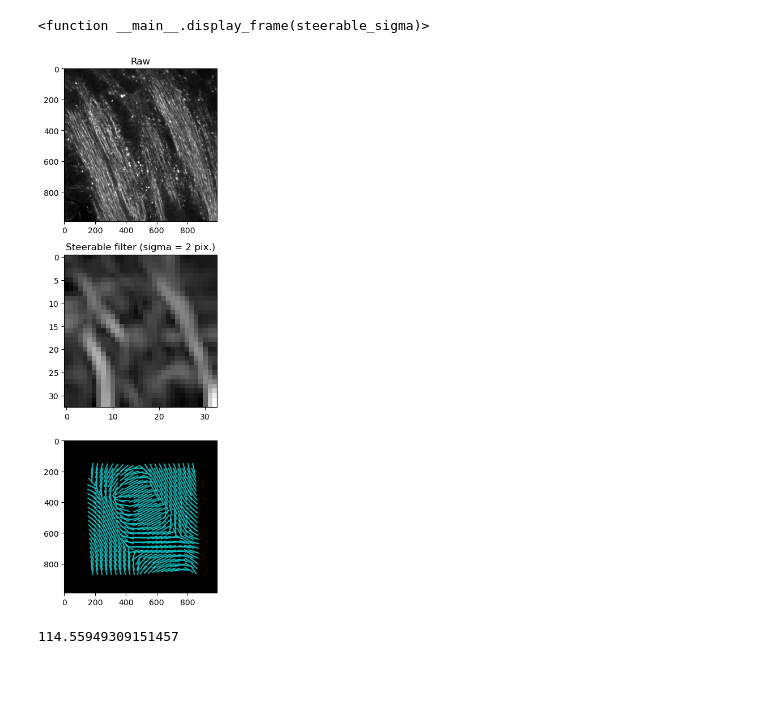
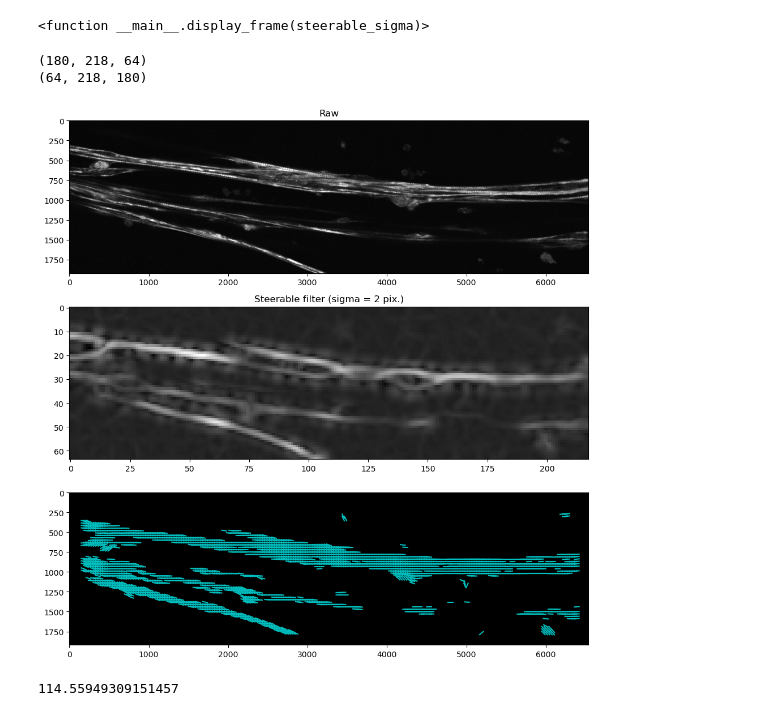
Before and after one commit to Roland0206/Capstone, a Jupyter notebook: test.ipynb, the cells around one changed output. Cells and saved outputs as stored; diff of their text form; code cells hidden in the pictures; blank space fills up the shorter version.

```diff
--- a/test.ipynb
+++ b/test.ipynb
@@ -129,10 +165,11 @@ Human cell:
 - frame 2: nuclei
 - frame 3: actin
 # %%
-# Get the frame for the mask
-frame = 3
-raw = images[frame]
-info = tif.pages[frame].tags
+# Get the slice and channel for mask
+slice_index = 0
+channel_index = 3
+raw = np.asarray(tif.pages[4*slice_index+channel_index].asarray())
+info = tif.pages[4*slice_index+channel_index].tags
 # Get variables
 nY, nX = raw.shape
 qLow = np.quantile(raw, 0.001)
@@ -384,6 +421,7 @@ interactive(children=(IntSlider(value=2, description='Steerable_Sigma', max=4, s
 #change steerable sigma if needed
 Steerable_Sigma = 2
 # %%
+import imageio
 import matplotlib.style as style
 style.use('default')
 
@@ -394,43 +432,49 @@ style.use('default')
 selem = disk(Tophat_Sigma)
 
 # Perform the top-hat transformation
-Raw_Tophat = white_tophat(Raw_BGSub, selem)
-np.savetxt("comparison/Raw_Tophat.csv", Raw_Tophat, delimiter=",", fmt='%f')
+Raw_Tophat = Raw_BGSub#white_tophat(Raw_BGSub, selem)
+#np.savetxt("comparison/Raw_Tophat.csv", Raw_Tophat, delimiter=",", fmt='%f')
 
 # Measure Local Nematic Order
 
 # Steerable Filter
 RawRSize = resize(raw, (nGridY, nGridX), order=0)  # nearest-neighbor interpolation
 MaskRSize = resize(Raw_Mask, (nGridY, nGridX), order=0)  # nearest-neighbor interpolation
-# Convert the image to 'double'
+# Load the PNG images
 RawRSize = RawRSize.astype(np.float64)
 # Implement steerableDetector function
 sd = steerable.Detector2D(RawRSize, 2, Steerable_Sigma)
 res, _ = sd.filter()
-np.savetxt("comparison/res.csv", res, delimiter=",", fmt='%f')
-rot = np.transpose(sd.get_angle_response(180))
-np.savetxt("comparison/rot.csv", rot[:,:,0], delimiter=",", fmt='%f')
+rot = np.asarray(sd.get_angle_response(180))
+print(rot.shape)
+rot = np.transpose(rot)
+print(rot.shape)
+np.savetxt("comparison/rot_1.csv", rot[:,:,0], delimiter=",", fmt='%f')
+np.savetxt("comparison/res_1.csv", res, delimiter=",", fmt='%f')
 for i in range(rot.shape[2]):
     temp = rot[:, :, i]
     temp[MaskRSize == 0] = np.nan
     rot[:, :, i] = temp
-np.savetxt("comparison/rot_after.csv", rot[:,:,0], delimiter=",", fmt='%f')
 
 # Make AngleMap
 AngleMap = np.zeros((nGridY, nGridX))
 for i in range(nGridY):
     for j in range(nGridX):
         if Raw_ROIsMask[i, j] == 1:
-            Crop = rot[i-(Pad_Angle-1):i+(Pad_Angle), j-(Pad_Angle-1):j+(Pad_Angle), :]
+            x_idx = [i-(Pad_Angle-1),i+(Pad_Angle)]
+            y_idx =  [j-(Pad_Angle-1),j+(Pad_Angle)]
+            Crop = rot[x_idx[0]:x_idx[1],y_idx[0]:y_idx[1],  :]
             idxMax = np.full(Crop.shape[2], np.nan)
             for k in range(Crop.shape[2]):
                 temp = Crop[:, :, k]
-                idxMax[k] = np.nanmean(temp)
-            M, I = np.nanmax(idxMax), np.nanargmax(idxMax)
-            AngleMap[i, j] = I+1
+                if not np.all(np.isnan(temp)):  # Check if all values are NaN
+                    idxMax[k] = np.nanmean(temp)
+            if not np.all(np.isnan(idxMax)):  # Check if all values are NaN
+                M, I = np.nanmax(idxMax), np.nanargmax(idxMax)
+                AngleMap[i, j] = I+1
 
 # save anglemap as csv
-np.savetxt("comparison/AngleMap.csv", AngleMap, delimiter=",", fmt='%f')
+np.savetxt("comparison/AngleMap_1.csv", AngleMap, delimiter=",", fmt='%f')
 # Display
 plt.figure(figsize=(10, 10))
 plt.subplot(3, 1, 1)
@@ -440,7 +484,7 @@ plt.title('Raw')
 plt.subplot(3, 1, 2)
 plt.imshow(res, cmap='gray', vmin=np.min(res), vmax=np.max(res))
 plt.title(f'Steerable filter (sigma = {Steerable_Sigma} pix.)')
-np.savetxt("comparison/Res.csv", res, delimiter=",", fmt='%f')
+np.savetxt("comparison/Res_1.csv", res, delimiter=",", fmt='%f')
 
 
 Raw_new = np.ones((raw.shape[0], raw.shape[1]))
@@ -450,35 +494,37 @@ plt.imshow(Raw_new, cmap='gray', vmin=qLow, vmax=qHigh)
 #fig, ax = plt.subplots()  # Create a new figure with a subplot
 #plt.imshow(Raw_new, cmap='gray', vmin=qLow, vmax=qHigh)
 
 # Initialize an empty DataFrame to store xi and yi values
 tmp_1 = pd.DataFrame(columns=['x1', 'x2', 'y1', 'y2'])
 for i in range(nGridY):
     for j in range(nGridX):
         if Raw_ROIsMask[i, j] == 1:
             Angle = AngleMap[i, j]
             k = 0
             xi = ROI_Size*(j+1) + ROI_Size * np.array([-1, 1]) * np.cos((90-Angle)*-1*np.pi/180) + k*np.cos(Angle*np.pi/180)
             yi = ROI_Size*(i+1) + ROI_Size * np.array([-1, 1]) * np.sin((90-Angle)*-1*np.pi/180) + k*np.sin(Angle*np.pi/180)
             plt.plot(xi, yi, 'c')
             # Append xi and yi values to the DataFrame
             tmp_1 = pd.concat([tmp_1, pd.DataFrame({'x1':[xi[0]], 'y1':[yi[0]], 'x2':[xi[1]], 'y2':[yi[1]]})], ignore_index=True)
 
 # Save the DataFrame to a CSV file
-tmp_1.to_csv('comparison/xi_yi_values.csv', index=False)
+tmp_1.to_csv('comparison/xi_yi_values_1.csv', index=False)
 
 # Save the subplot as a high-resolution PDF
 #fig.savefig('comparison/subplot.pdf', format='pdf', dpi=300)
 
 plt.tight_layout()
 plt.show()
 
 
 
 # Save all parameters needed for next script
 #Parameters = np.array([GBlur_Sigma, Mask_Thresh, ROI_Size, ROI_Thresh, Tophat_Sigma, Steerable_Sigma])
 #Parameters = pd.DataFrame(Parameters, index=['GBlur_Sigma', 'Mask_Thresh', 'ROI_Size', 'ROI_Thresh', 'Tophat_Sigma', 'Steerable_Sigma'])
 # %% [output]
+(180, 218, 64)
+(64, 218, 180)
-[figure, old version]
+[figure, new version]
 # %%
 # save res as csv
 np.max(res)
```
Also changed, not shown: parts of 7 cells of this notebook, 12 other files.
